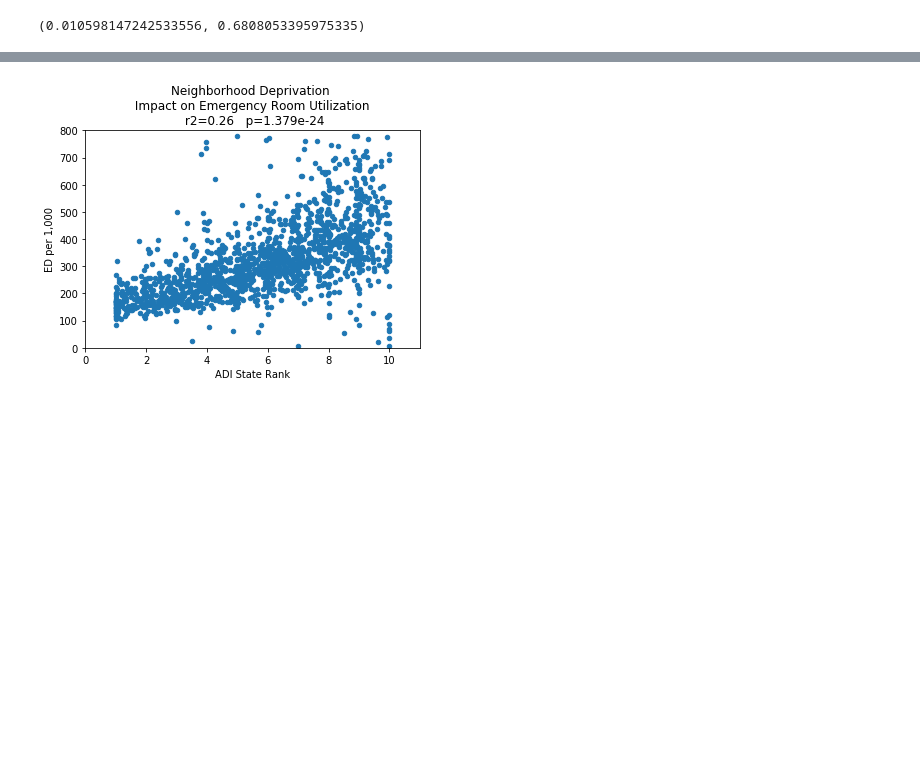
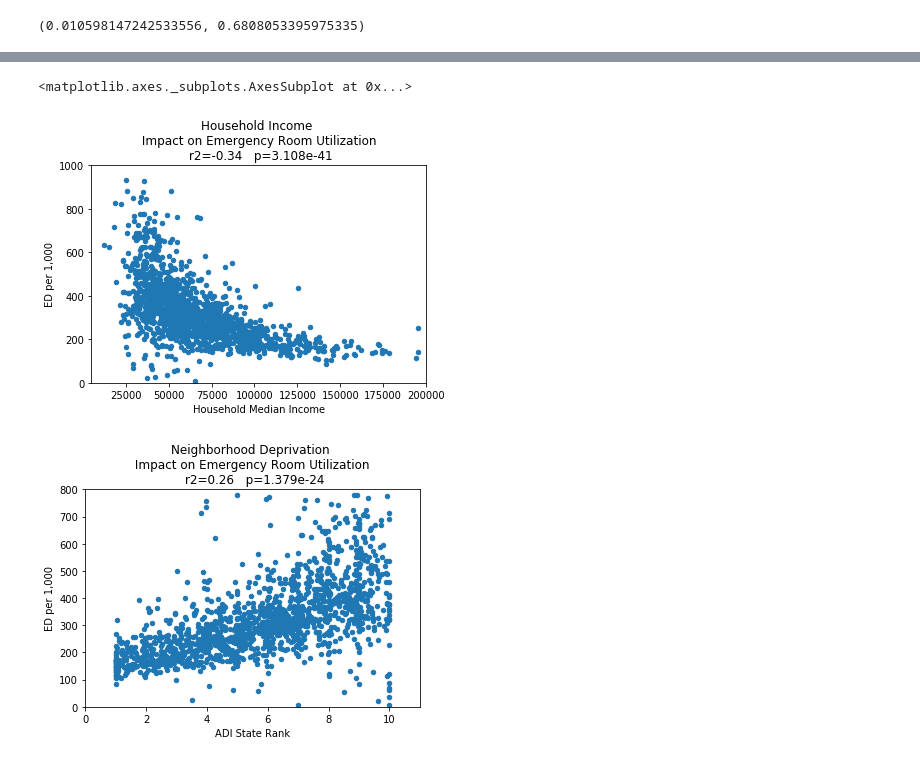
Before and after one commit to velasquezg1/ED_Visits_Cannabis, a Jupyter notebook: Health_Util_Data_Analysis_bf.ipynb, the cells around one changed output, grey strips where cells are left out. Drawn from its saved outputs; the diff is of its cells as text; code cells hidden in the pictures; blank space fills up the shorter version.

```diff
--- a/Health_Util_Data_Analysis_bf.ipynb
+++ b/Health_Util_Data_Analysis_bf.ipynb
@@ -96,3 +86,9 @@ combo6_df.plot(x='Opioid Rx per 1,000', y='ED per 1,000', kind='scatter', xlim=(
+# %%
+combo8_df.plot(x='Household Median Income', y='ED per 1,000', kind='scatter', xlim=(5000,200000), ylim=(0,1000),
+               title=f'Household Income \n Impact on Emergency Room Utilization \n r2={inced_coeff}   p={inced_pval}')
+# %% [output]
+<matplotlib.axes._subplots.AxesSubplot at 0x...>
+[figure, added]
 # %%
 ax = combo8_df.plot(x='ADI State Rank', y='ED per 1,000', kind='scatter', xlim=(0,11), ylim=(0,800),
                     title=f'Neighborhood Deprivation \n Impact on Emergency Room Utilization \n r2={adied_coeff}   p={adied_pval}')
```
Also changed, not shown: parts of 8 cells of this notebook, 3 other files.
